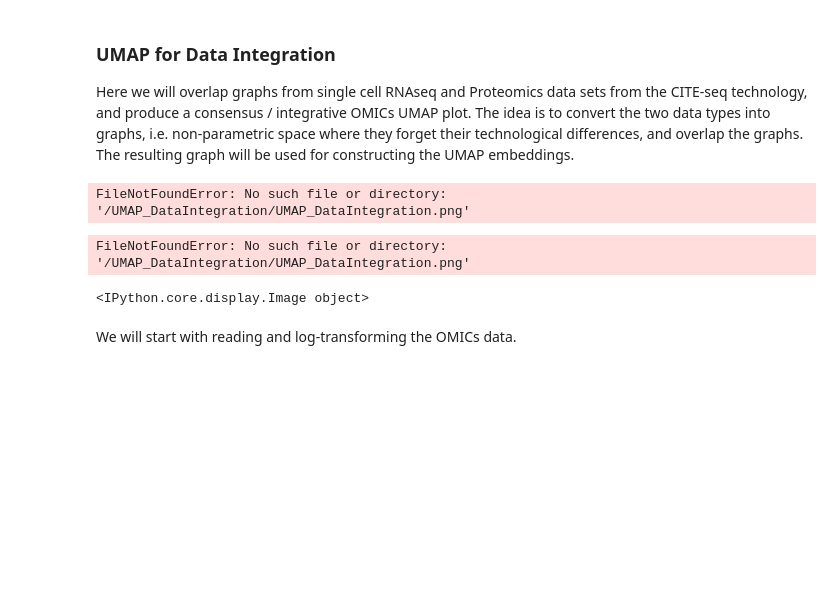
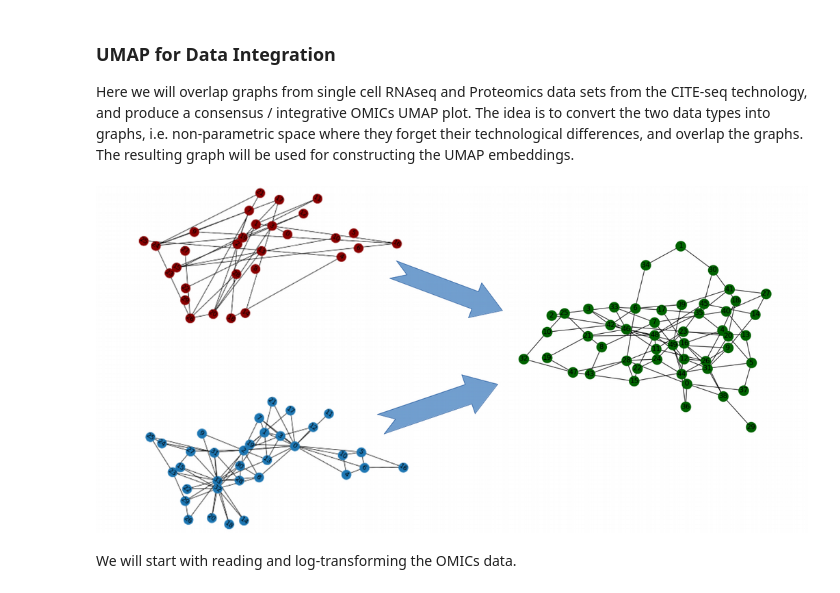
Before and after one commit to NBISweden/workshop_omics_integration, a Jupyter notebook: session_ml/UMAP_DataIntegration/UMAP_DataIntegration.ipynb, the cells around one changed output. Drawn from its saved outputs; the diff is of its cells as text; code cells hidden in the pictures; blank space fills up the shorter version.

Commit message:
Fixed Deep Learning for Data Integration session

```diff
--- a/session_ml/UMAP_DataIntegration/UMAP_DataIntegration.ipynb
+++ b/session_ml/UMAP_DataIntegration/UMAP_DataIntegration.ipynb
@@ -4,11 +4,9 @@
 Here we will overlap graphs from single cell RNAseq and Proteomics data sets from the CITE-seq technology, and produce a consensus / integrative OMICs UMAP plot. The idea is to convert the two data types into graphs, i.e. non-parametric space where they forget their technological differences, and overlap the graphs. The resulting graph will be used for constructing the UMAP embeddings.
 # %%
 from IPython.display import Image
-Image('/UMAP_DataIntegration/UMAP_DataIntegration.png', width=2000)
+Image('UMAP_DataIntegration.png', width=2000)
 # %% [output]
-FileNotFoundError: No such file or directory: '/UMAP_DataIntegration/UMAP_DataIntegration.png'
-FileNotFoundError: No such file or directory: '/UMAP_DataIntegration/UMAP_DataIntegration.png'
-<IPython.core.display.Image object>
+[figure, added]
 # %% [markdown]
 We will start with reading and log-transforming the OMICs data.
 # %%
```
Also changed, not shown: 3 other files.
